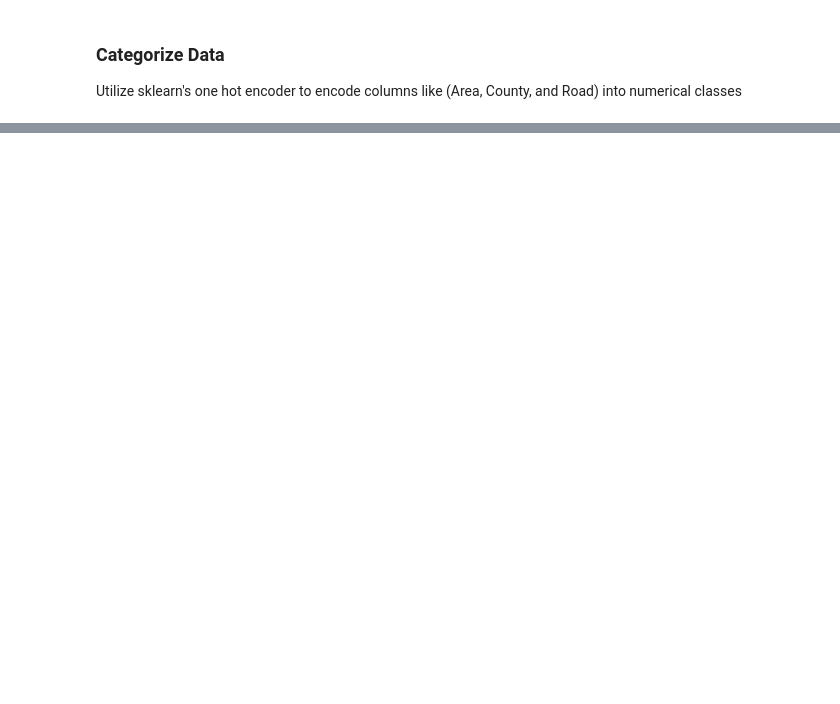
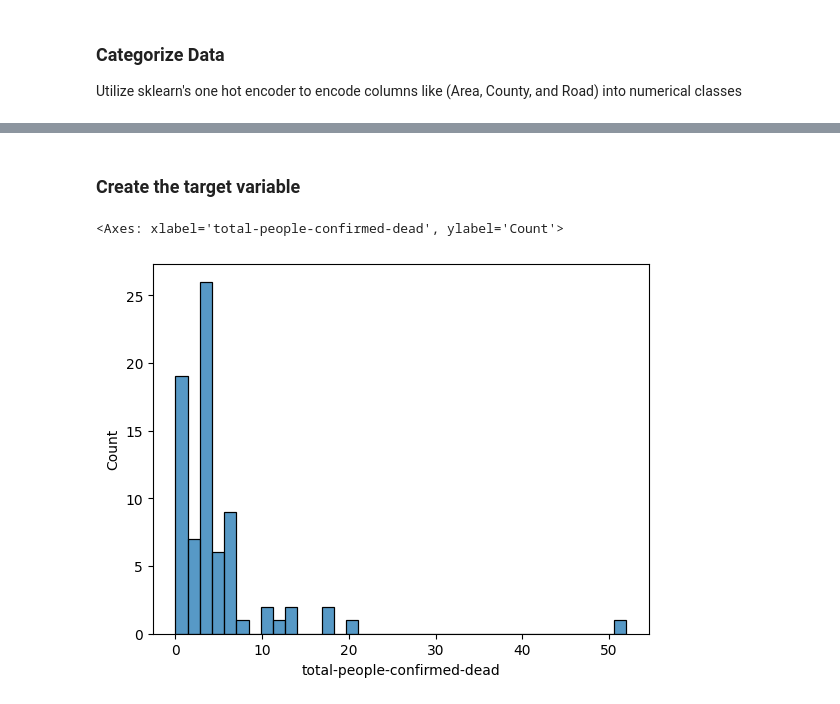
Before and after one commit to Mokowz/Knowledge-Based-Projects, a Jupyter notebook: traffic_pred/predict-accidents.ipynb, the cells around one changed output, grey strips where cells are left out. Cells and saved outputs as stored; diff of their text form; code cells hidden in the pictures; blank space fills up the shorter version.

```diff
--- a/traffic_pred/predict-accidents.ipynb
+++ b/traffic_pred/predict-accidents.ipynb
@@ -325,0 +322,14 @@ df.shape
+# %%
+df['Victims'] = df['Victims'].astype(str)
+
+
+# Encode the columns
+dummies = pd.get_dummies(df['Victims'], prefix='Victims')
+
+dummies = dummies.astype(int)
+
+df = pd.concat([df, dummies], axis=1)
+
+df = df.drop('Victims', axis=1)
+
+df.head()
@@ -325,0 +344,2 @@ df.shape
+# %% [markdown]
+### Create the target variable
@@ -325,0 +352,5 @@ df.shape
+# %%
+sns.histplot(data=df, x='total-people-confirmed-dead')
+# %% [output]
+<Axes: xlabel='total-people-confirmed-dead', ylabel='Count'>
+[figure, added]
```
Also changed, not shown: parts of 23 cells of this notebook, 2 other files.
